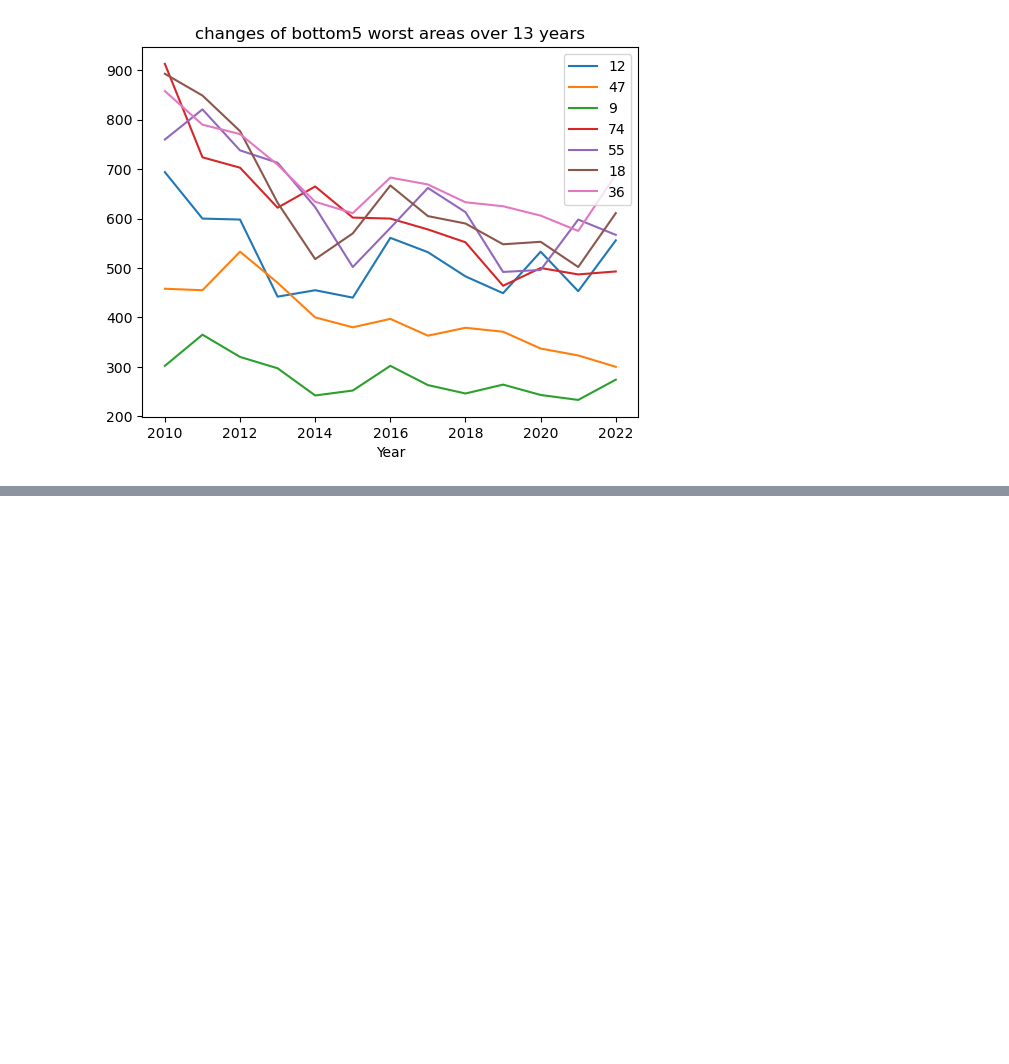
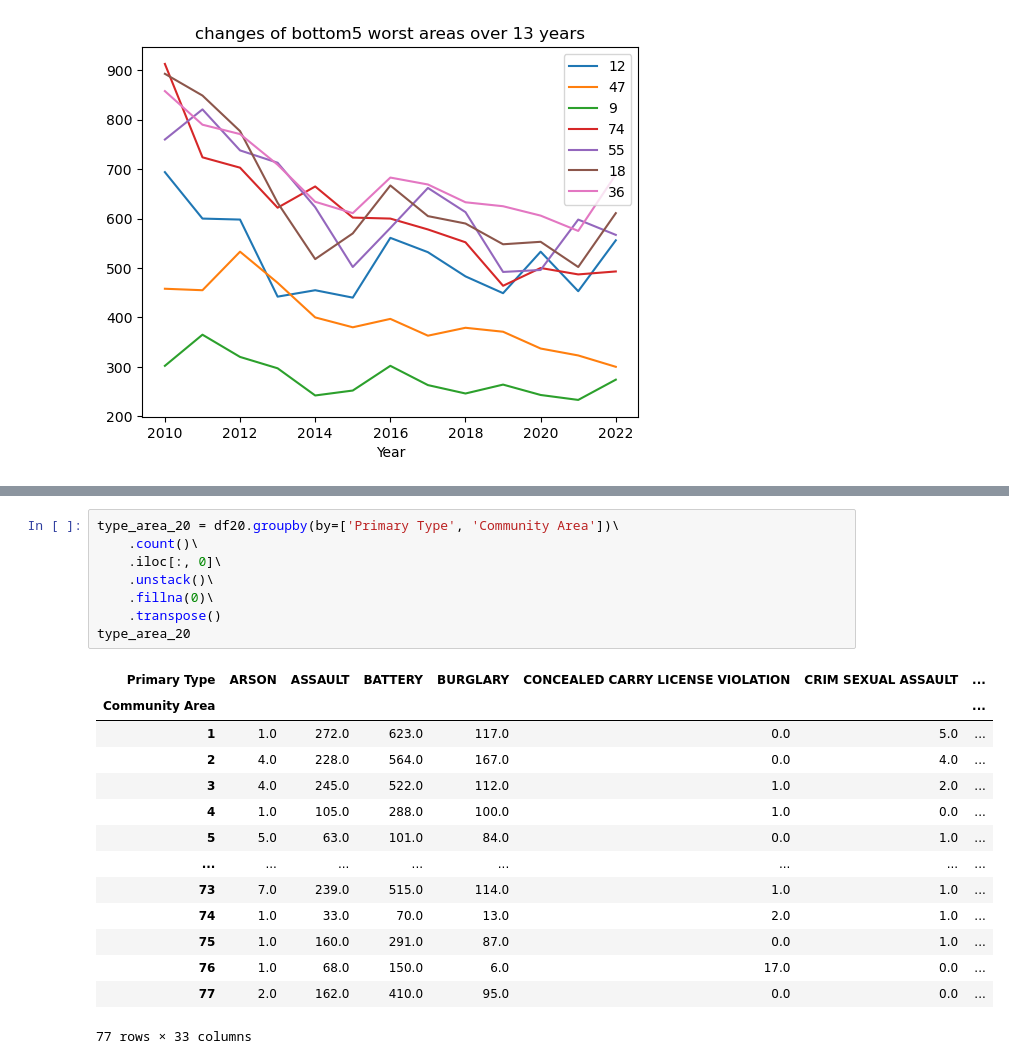
Before and after one commit to COMP5152TEAMWORK/Chicago-Crimes-Analysis, a Jupyter notebook: Chicago Crime Analysis.ipynb, the cells around one changed output, grey strips where cells are left out. Drawn from its saved outputs; the diff is of its cells as text; blank space fills up the shorter version.

```diff
--- a/Chicago Crime Analysis.ipynb
+++ b/Chicago Crime Analysis.ipynb
@@ -497,0 +504,23 @@ Text(0.5, 1.0, 'changes of bottom5 worst areas over 13 years')
+# %%
+type_area_20 = df20.groupby(by=['Primary Type', 'Community Area'])\
+    .count()\
+    .iloc[:, 0]\
+    .unstack()\
+    .fillna(0)\
+    .transpose()
+type_area_20
+# %% [output]
+| Primary Type | ARSON | ASSAULT | BATTERY | BURGLARY | CONCEALED CARRY LICENSE VIOLATION | CRIM SEXUAL ASSAULT | ... |
+| Community Area |  |  |  |  |  |  | ... |
+| 1 | 1.0 | 272.0 | 623.0 | 117.0 | 0.0 | 5.0 | ... |
+| 2 | 4.0 | 228.0 | 564.0 | 167.0 | 0.0 | 4.0 | ... |
+| 3 | 4.0 | 245.0 | 522.0 | 112.0 | 1.0 | 2.0 | ... |
+| 4 | 1.0 | 105.0 | 288.0 | 100.0 | 1.0 | 0.0 | ... |
+| 5 | 5.0 | 63.0 | 101.0 | 84.0 | 0.0 | 1.0 | ... |
+| ... | ... | ... | ... | ... | ... | ... | ... |
+| 73 | 7.0 | 239.0 | 515.0 | 114.0 | 1.0 | 1.0 | ... |
+| 74 | 1.0 | 33.0 | 70.0 | 13.0 | 2.0 | 1.0 | ... |
+| 75 | 1.0 | 160.0 | 291.0 | 87.0 | 0.0 | 1.0 | ... |
+| 76 | 1.0 | 68.0 | 150.0 | 6.0 | 17.0 | 0.0 | ... |
+| 77 | 2.0 | 162.0 | 410.0 | 95.0 | 0.0 | 0.0 | ... |
+77 rows × 33 columns
```
Also changed, not shown: parts of 12 cells of this notebook.
